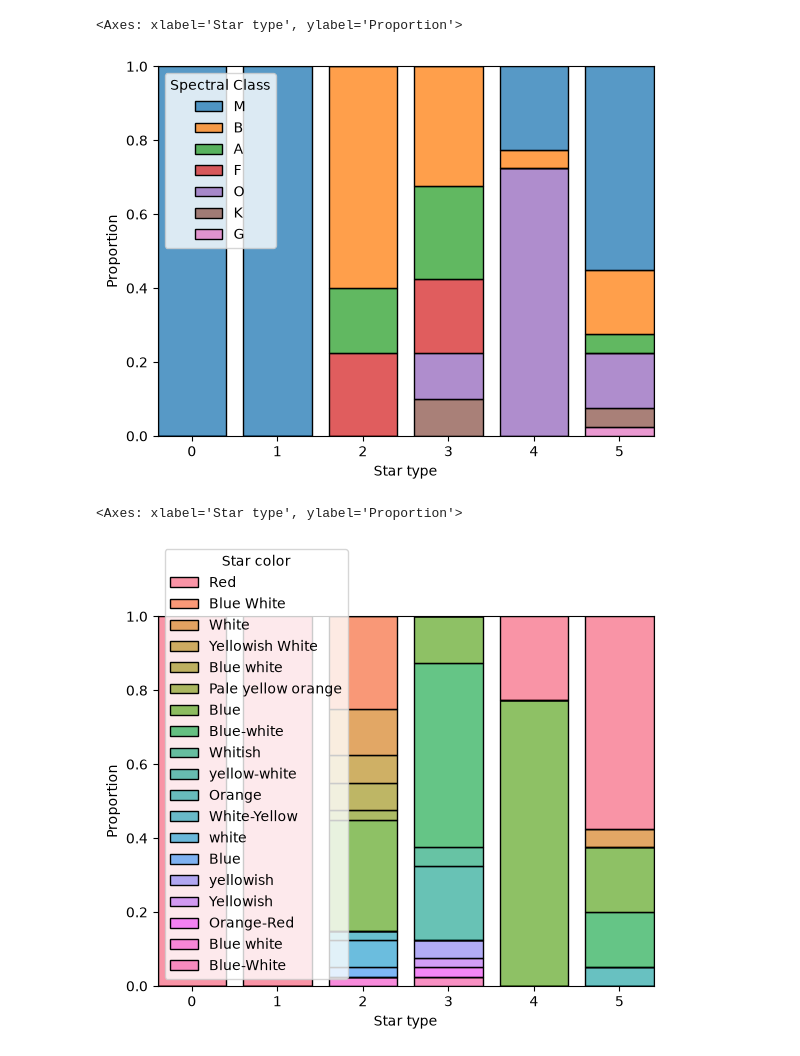
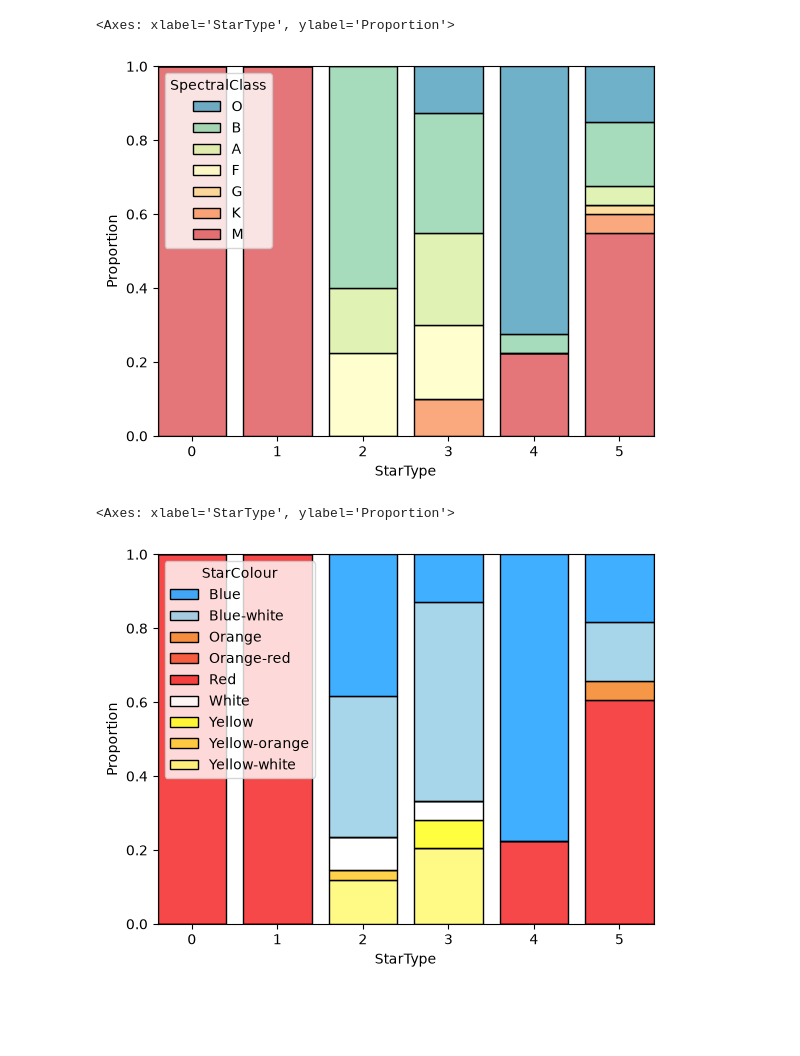
Before and after one commit to id2591/ProjectPBDE, a Jupyter notebook: StarDescriptive.ipynb, the cells around one changed output. Cells and saved outputs as stored; diff of their text form; code cells hidden in the pictures; blank space fills up the shorter version.

Commit message:
Boxplots and stacked bar charts

```diff
--- a/StarDescriptive.ipynb
+++ b/StarDescriptive.ipynb
@@ -24,0 +39,9 @@ display(star)
+# %%
+for col in ['StarType', 'StarColour']:
+    star[col] = star[col].astype('category')
+
+spectral_order = ["O", "B", "A", "F", "G", "K", "M"]
+
+star["SpectralClass"] = star["SpectralClass"].astype(
+    pd.CategoricalDtype(categories=spectral_order, ordered=True)
+)
@@ -25,3 +91,22 @@ display(star)
+# %%
+colour_dict = {
+    'Red': ['Red'],
+    'Blue-white': ['Blue-white', 'Blue White', 'Blue white', 'Blue white', 'Blue-White'],
+    'White': ['white', 'Whitish'],
+    'Yellow-white': ['Yellowish White', 'yellow-white', 'White-Yellow'],
+    'Yellow-orange': ['Pale yellow orange'],
+    'Blue': ['Blue', 'Blue '],
+    'Orange': ['Orange'],
+    'Yellow': ['Yellowish', 'yellowish'],
+    'Orange-red': ['Orange-red']
+}
+
+colour_map = {v: k for k, vv in colour_dict.items() for v in vv}
+
+star['StarColour'] = (
+    star['StarColour'].map(colour_map)
+    .astype(pd.CategoricalDtype(categories=sorted(set(colour_map.values()))))
+)
 # %%
 star.hist(figsize = (15,10))
 # %% [output]
@@ -66,20 +150,32 @@ agg_spectral
 # %%
+colour_spectral = sns.color_palette("Spectral_r", n_colors=7)
+
 sns.histplot(
     data=star,
-    x="Star type", hue="Spectral Class",
-    multiple="fill", stat="proportion",
-    discrete=True, shrink=.8
+    x="StarType",
+    hue="SpectralClass",
+    palette= colour_spectral,
+    multiple="fill",
+    stat="proportion",
+    discrete=True,
+    shrink=.8
 )
 # %% [output]
-<Axes: xlabel='Star type', ylabel='Proportion'>
+<Axes: xlabel='StarType', ylabel='Proportion'>
-[figure, old version]
+[figure, new version]
 # %%
+colour = ['#0095FF', '#8AC8E3', '#F4740B', '#F4320B', '#F40B0B', 'white', 'yellow', '#FFC30D', '#FFF75C']
+
 sns.histplot(
     data=star,
-    x="Star type", hue="Star color",
-    multiple="fill", stat="proportion",
-    discrete=True, shrink=.8
+    x="StarType",
+    hue="StarColour",
+    palette=colour,
+    multiple="fill",
+    stat="proportion",
+    discrete=True,
+    shrink=.8
 )
 # %% [output]
-<Axes: xlabel='Star type', ylabel='Proportion'>
+<Axes: xlabel='StarType', ylabel='Proportion'>
-[figure, old version]
+[figure, new version]
```
Also changed, not shown: parts of 15 cells of this notebook.
